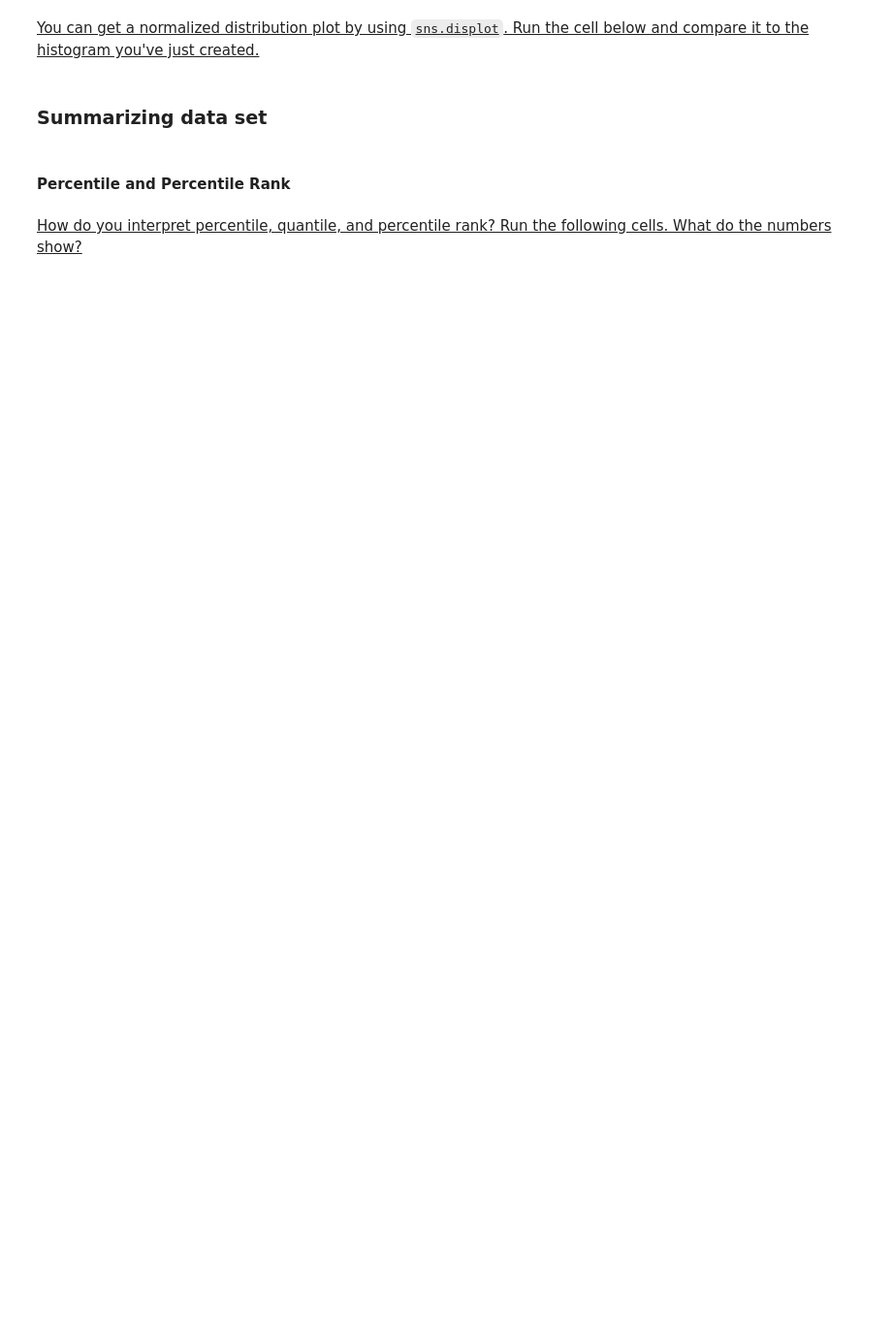
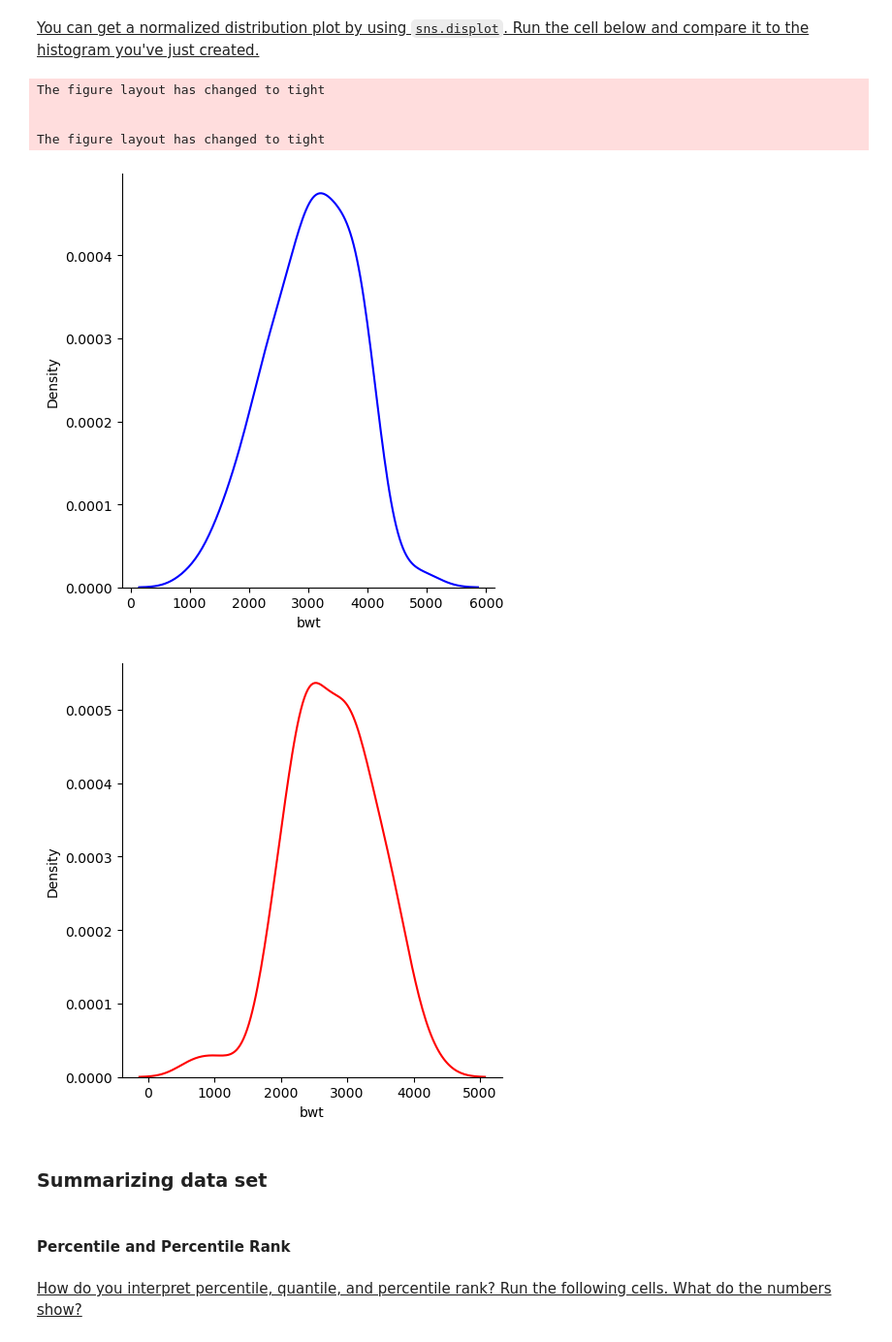
Before and after one commit to LucasVon0645/TUDa_MachineLearning-DS-Exercises, a Jupyter notebook: Data Science I/Statistical Methods and Inference/T3.1_DescriptiveStatistics.ipynb, the cells around one changed output. Shown at 97% size. Saved outputs shown, nothing was run; the diff lists cells and outputs as text; code cells hidden in the pictures; blank space fills up the shorter version.

```diff
--- a/Data Science I/Statistical Methods and Inference/T3.1_DescriptiveStatistics.ipynb
+++ b/Data Science I/Statistical Methods and Inference/T3.1_DescriptiveStatistics.ipynb
@@ -223,10 +325,17 @@ Interval groups:
 # %%
 # Try removing the argument hist=False to both distplot and see the difference
 
-sns.distplot(birthwt.bwt[birthwt.smoke==0], bins=20, hist=False, color='b', label='non-smokers')
-sns.distplot(birthwt.bwt[birthwt.smoke==1], bins=20, hist=False, color='r', label='smokers')
+sns.displot(birthwt.bwt[birthwt.smoke==0],  kind="kde", color='b', label='non-smokers')
+sns.displot(birthwt.bwt[birthwt.smoke==1], kind="kde", color='r', label='smokers')
 
 plt.show()
+# %% [output]
+The figure layout has changed to tight
+
+
+The figure layout has changed to tight
+[figure, added]
+[figure, added]
 # %% [markdown]
 ### Summarizing data set
 # %% [markdown]
```
Also changed, not shown: parts of 57 cells of this notebook.
